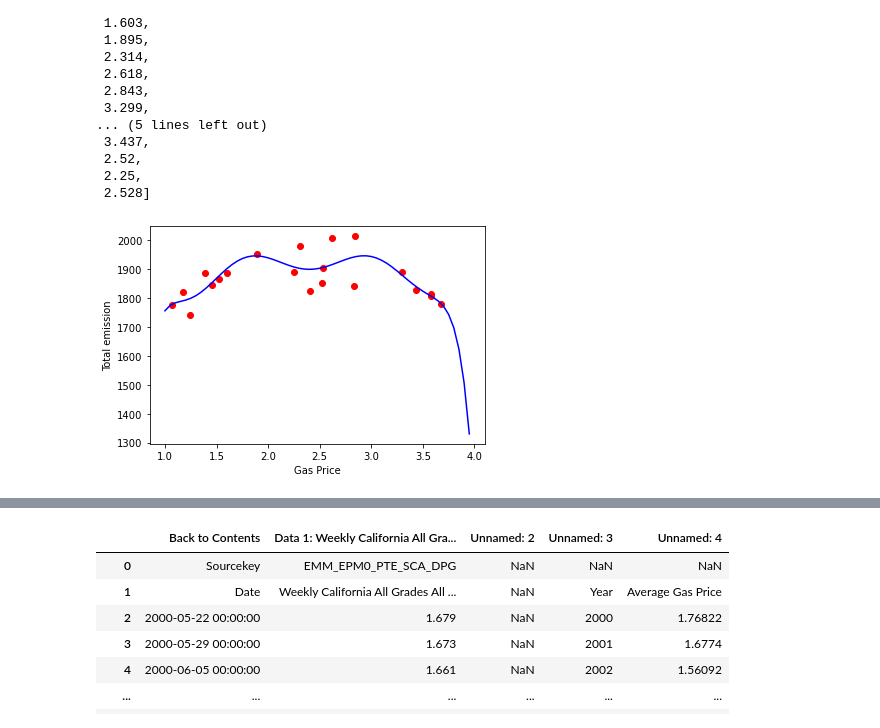
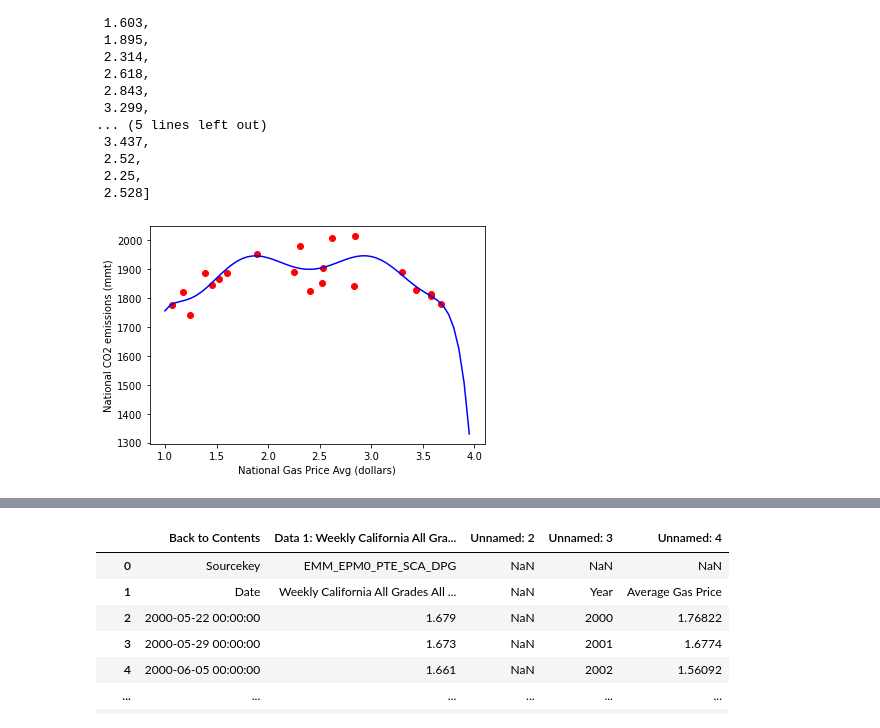
Before and after one commit to ykim879/machine.learning.project, a Jupyter notebook: polynomial_regressions.ipynb, the cells around one changed output, grey strips where cells are left out. Saved outputs shown, nothing was run; the diff lists cells and outputs as text; code cells hidden in the pictures.

```diff
--- a/polynomial_regressions.ipynb
+++ b/polynomial_regressions.ipynb
@@ -133,21 +147,22 @@ gas_prices #list of gas prices from 1997 to 2017
  2.25,
  2.528]
 # %%
-from sklearn.preprocessing import PolynomialFeatures
+# Performing polynomial regression for national gas prices
+
 emission_sample = total_emission[17:38]
 poly_reg2=PolynomialFeatures(degree=8)
 X_poly_1 = poly_reg2.fit_transform(np.array(gas_prices).reshape(-1,1))
 pol_reg2 = linear_model.LinearRegression()
 pol_reg2.fit(X_poly_1,np.array(emission_sample).reshape(-1,1))
 pred=pol_reg2.predict(X_poly_1)
 gp = np.arange(1,4,0.05)
 p1=pol_reg2.predict(poly_reg2.fit_transform(gp.reshape(-1,1)))
 plt.scatter(gas_prices,emission_sample,color='red')
 plt.plot(gp,p1,color='blue')
-plt.xlabel('Gas Price')
-plt.ylabel('Total emission')
+plt.xlabel('National Gas Price Avg (dollars)')
+plt.ylabel('National CO2 emissions (mmt)')
 plt.show()
 pol_reg.set_params(normalize = True)
 pred,pol_reg2.coef_,pol_reg2.intercept_
 # %% [output]
-[figure, old version]
+[figure, new version]
```
Also changed, not shown: parts of 10 cells of this notebook.
